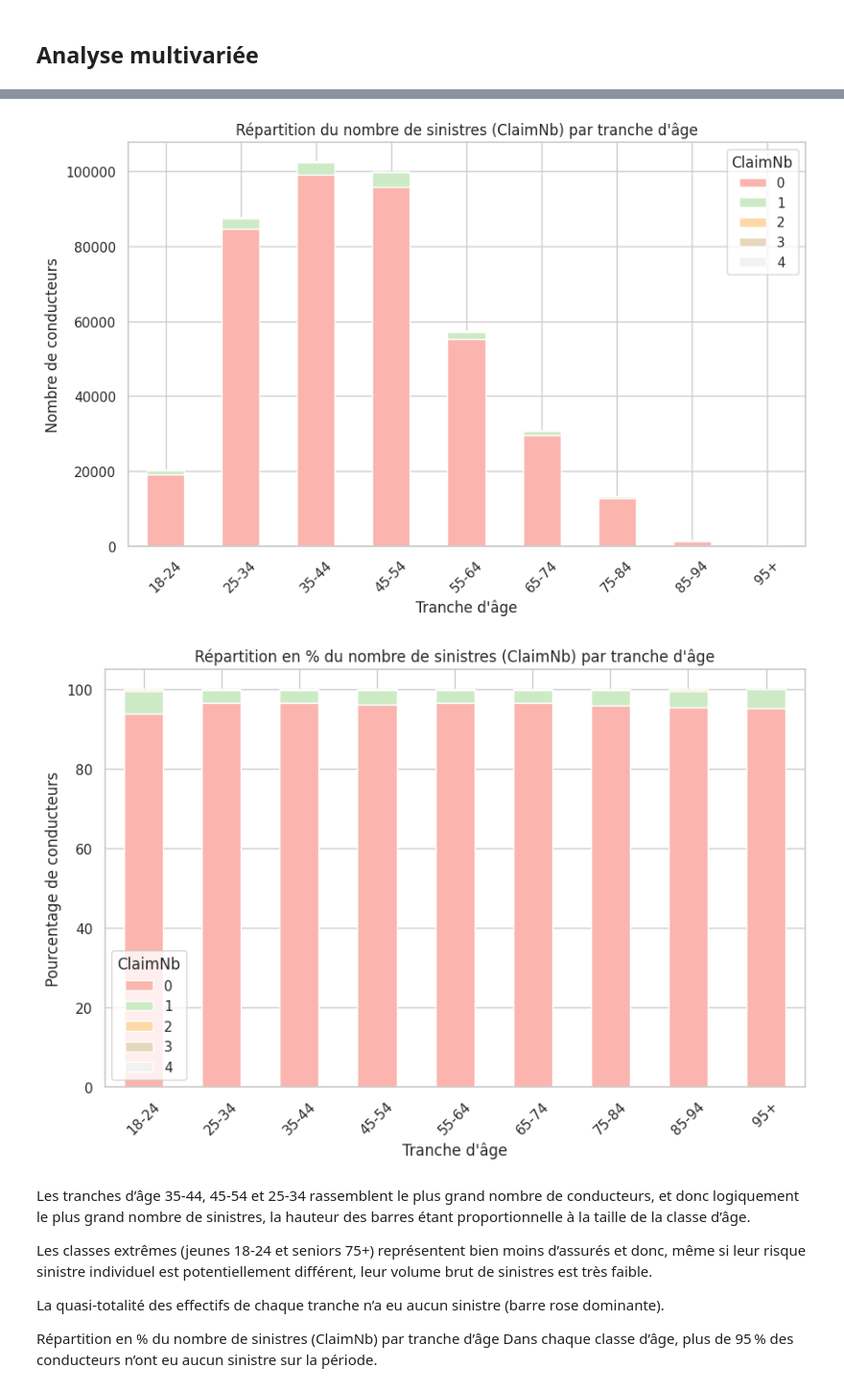
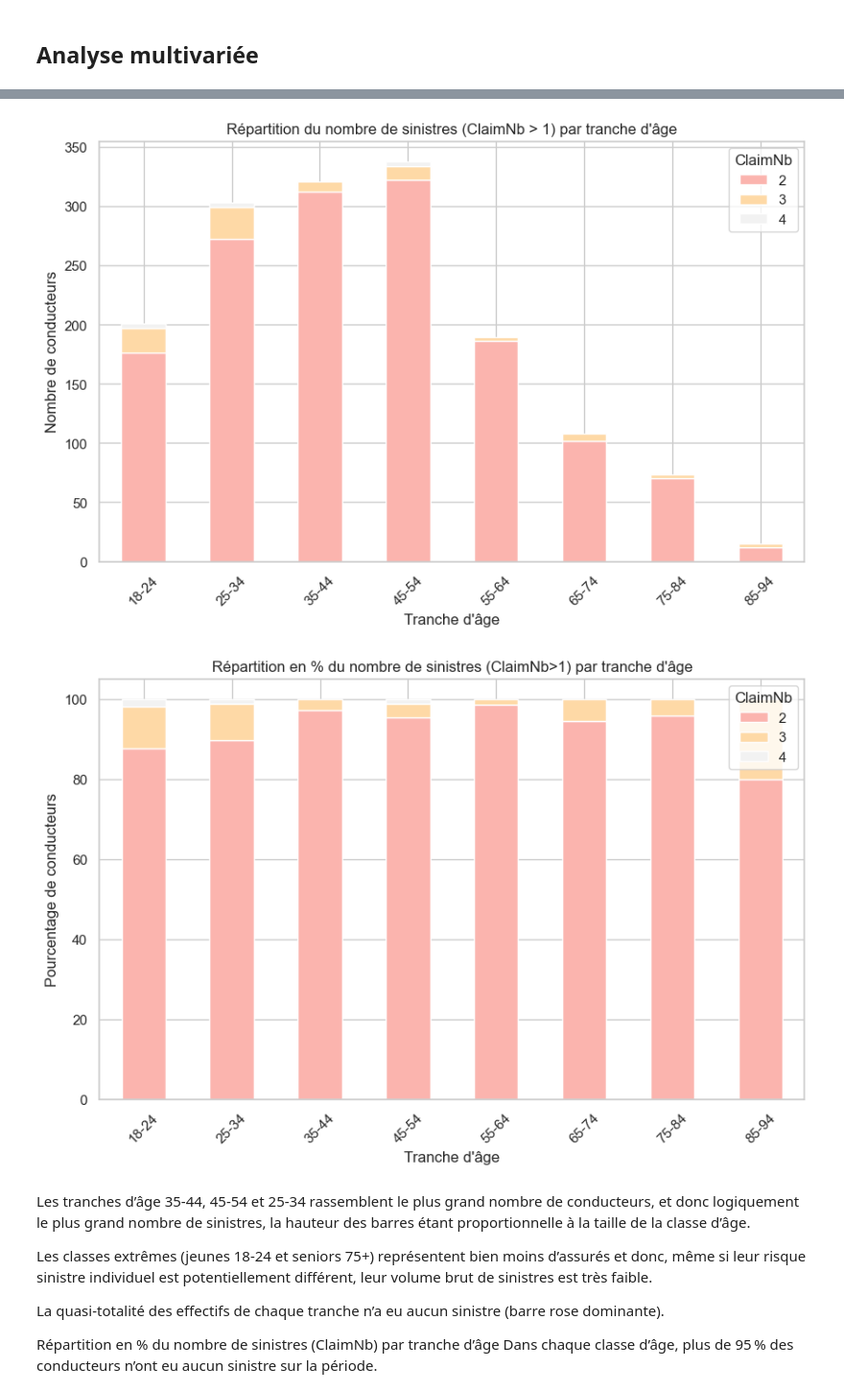
Before and after one commit to fadiblm/Projet-assurance-non-vie, a Jupyter notebook: visualisation.ipynb, the cells around one changed output, grey strips where cells are left out. Shown at 96% size. Cells and saved outputs as stored; diff of their text form; code cells hidden in the pictures.

```diff
--- a/visualisation.ipynb
+++ b/visualisation.ipynb
@@ -38,0 +83,26 @@ display(sev.head())
+# %%
+# 1) Contrôles de base
+print(merged[["PolicyID","ClaimNb","Exposure","ClaimAmount"]].head())
+print(merged[["ClaimNb","Exposure","ClaimAmount"]].describe())
+
+# 2) Variables actuarielles de base
+merged["Freq"] = merged["ClaimNb"] / merged["Exposure"]          # fréquence annuelle
+merged["PurePremium"] = merged["ClaimAmount"] / merged["Exposure"]  # prime pure
+merged["AvgClaim"] = np.where(                                    # coût moyen conditionnel
+    merged["ClaimNb"] > 0,
+    merged["ClaimAmount"] / merged["ClaimNb"],
+    np.nan
+)
+
+# 3) Quelques ratios globaux (à commenter dans le rapport)
+tot_expo = merged["Exposure"].sum()
+tot_claims = merged["ClaimNb"].sum()
+tot_amount = merged["ClaimAmount"].sum()
+
+freq_globale = tot_claims / tot_expo
+pure_prem_globale = tot_amount / tot_expo
+avgclaim_globale = tot_amount / tot_claims
+
+print("Fréquence globale :", freq_globale)
+print("Prime pure globale :", pure_prem_globale)
+print("Coût moyen global :", avgclaim_globale)
@@ -524,15 +458,15 @@ anomalies.shape[0]
 bins = [18, 25, 35, 45, 55, 65, 75, 85, 95, 105]
 labels = ['18-24','25-34','35-44','45-54','55-64','65-74','75-84','85-94','95+']
 
-freq['DriverAgeGroup'] = pd.cut(
-    freq['DriverAge'],   # la colonne continue à découper
+merged['DriverAgeGroup'] = pd.cut(
+    merged['DriverAge'],   # la colonne continue à découper
     bins=bins,           # bornes des tranches
     labels=labels,       # noms des tranches
     right=False          # inclut la borne inférieure, exclut la borne supérieure
 )
 
 # 1️⃣ Créer un tableau croisé : nombre de conducteurs par tranche d'âge et ClaimNb
-tableau_croise = pd.crosstab(freq['DriverAgeGroup'], freq['ClaimNb'])
+tableau_croise = pd.crosstab(merged['DriverAgeGroup'], merged['ClaimNb'])
 display(tableau_croise)
 # %% [output]
 | ClaimNb | 0 | 1 | 2 | 3 | 4 |
@@ -548,7 +482,11 @@ display(tableau_croise)
 | 95+ | 99 | 5 | 0 | 0 | 0 |
 # %%
 # Tableau croisé : tranches d'âge vs ClaimNb
-tableau_claim = pd.crosstab(freq['DriverAgeGroup'], freq['ClaimNb'])
+# Filtrer les données pour ClaimNb > 1
+filtered_data = merged[merged['ClaimNb'] > 1]
+
+# Tableau croisé : tranches d'âge vs ClaimNb
+tableau_claim = pd.crosstab(filtered_data['DriverAgeGroup'], filtered_data['ClaimNb'])
 tableau_claim_percent = tableau_claim.div(tableau_claim.sum(axis=1), axis=0) * 100
 tableau_claim.plot(
     kind='bar',
@@ -559,28 +497,28 @@ tableau_claim.plot(
 
 plt.xlabel("Tranche d'âge")
 plt.ylabel("Nombre de conducteurs")
-plt.title("Répartition du nombre de sinistres (ClaimNb) par tranche d'âge")
+plt.title("Répartition du nombre de sinistres (ClaimNb > 1) par tranche d'âge")
 plt.xticks(rotation=45)
 plt.legend(title='ClaimNb')
 plt.show()
 # %% [output]
-[figure, old version]
+[figure, new version]
 # %%
 tableau_claim_percent.plot(
     kind='bar',
     stacked=True,
     figsize=(10,6),
     cmap='Pastel1'
 )
 
 plt.xlabel("Tranche d'âge")
 plt.ylabel("Pourcentage de conducteurs")
-plt.title("Répartition en % du nombre de sinistres (ClaimNb) par tranche d'âge")
+plt.title("Répartition en % du nombre de sinistres (ClaimNb>1) par tranche d'âge")
 plt.xticks(rotation=45)
 plt.legend(title='ClaimNb')
 plt.show()
 # %% [output]
-[figure, old version]
+[figure, new version]
 # %% [markdown]
 Les tranches d’âge 35-44, 45-54 et 25-34 rassemblent le plus grand nombre de conducteurs, et donc logiquement le plus grand nombre de sinistres, la hauteur des barres étant proportionnelle à la taille de la classe d’âge.
 
```
Also changed, not shown: parts of 23 cells of this notebook.
